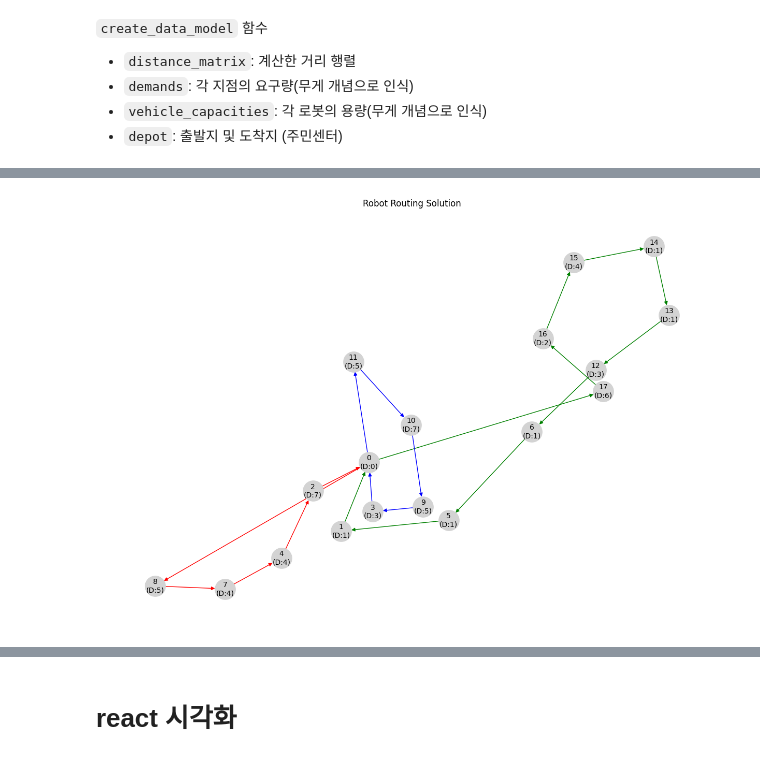
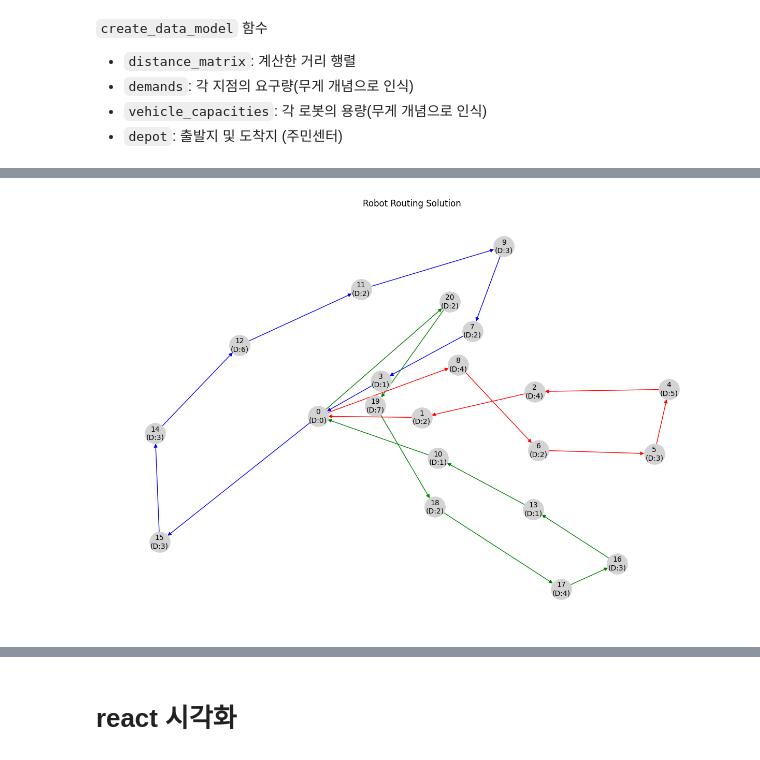
Before and after one commit to doyeonRyu/P-project, a Jupyter notebook: dongTohome.ipynb, the cells around one changed output, grey strips where cells are left out. Drawn from its saved outputs; the diff is of its cells as text; code cells hidden in the pictures.

```diff
--- a/dongTohome.ipynb
+++ b/dongTohome.ipynb
@@ -636,15 +696,13 @@ map_visualization
 
 # 변수 설정하기
 ## 로봇 데이터
-speed = [5.76] * 17
-arrive_time = [0] * 17
-duration = [0] * 17
-distance = [0] * 17
+speed = [5.76] * 20
+duration = [0] * 20
+distance = [0] * 20
 
 # 데이터프레임 구성하기
 OD_data_robot = OD_data.copy()
 OD_data_robot['speed(km/h)'] = speed
-OD_data_robot['arrive_time'] = arrive_time
 OD_data_robot['duration'] = duration
 OD_data_robot['distance(단위)'] = distance
 # %%
@@ -1101,13 +1092,13 @@ import networkx as nx
 
 # 데이터를 기반으로 생성된 경로 결과를 하드코딩
 vehicle_routes = [
-    [0, 8, 7, 4, 2, 0],  # 로봇 1
-    [0, 11, 10, 9, 3, 0],  # 로봇 2
-    [0, 17, 16, 15, 14, 13, 12, 6, 5, 1, 0],  # 로봇 3
+    [0, 8, 6, 5, 4, 2, 1, 0],  # 로봇 1
+    [0, 15, 14, 12, 11, 9, 7, 3, 0],  # 로봇 2
+    [0, 20, 19, 18, 17, 16, 13, 10, 0],  # 로봇 3
 ]
 
 # 노드별 수요
-demands = [0, 1, 7, 3, 4, 1, 1, 4, 5, 5, 7, 5, 3, 1, 1, 4, 2, 6]
+demands = [0, 2, 4, 1, 5, 3, 2, 2, 4, 3, 1, 2, 6, 1, 3, 3, 3, 4, 2, 7, 2]
 
 # 시각화를 위한 색상 설정
 colors = ["red", "blue", "green"]
@@ -1122,34 +1113,34 @@ for i, demand in enumerate(demands):
 # 경로 추가 및 색상 부여
 for vehicle_id, route in enumerate(vehicle_routes):
     for i in range(len(route) - 1):
         G.add_edge(route[i], route[i + 1], color=colors[vehicle_id])
 
 # 엣지 색상 추출
 edges = G.edges()
 edge_colors = [G[u][v]["color"] for u, v in edges]
 
 # 그래프 레이아웃 설정
 pos = nx.spring_layout(G, seed=42)
 
 # 그래프 시각화
 plt.figure(figsize=(12, 8))
 nx.draw(
     G,
     pos,
     # with_labels=True,
     edge_color=edge_colors,
     node_color="lightgrey",
     node_size=800,
 )
 
 # 노드에 수요 정보 추가
 demand_labels = {node: f"{node}\n(D:{data['demand']})" for node, data in G.nodes(data=True)}
 nx.draw_networkx_labels(G, pos, labels=demand_labels, font_size=10)
 
 plt.title("Robot Routing Solution")
 plt.show()
 # %% [output]
-[figure, old version]
+[figure, new version]
 # %%
 import folium
 
```
Also changed, not shown: parts of 75 cells of this notebook.
